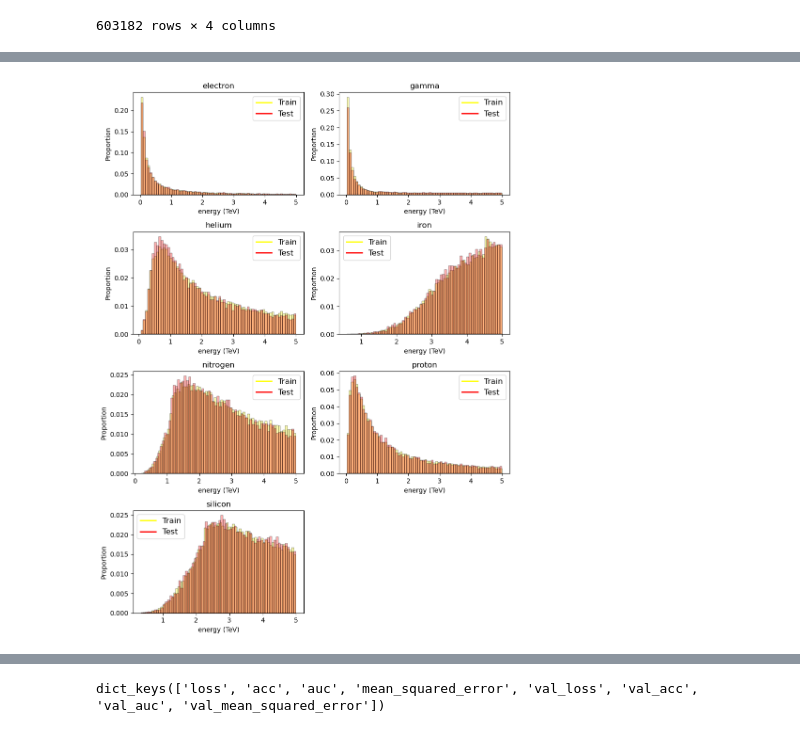
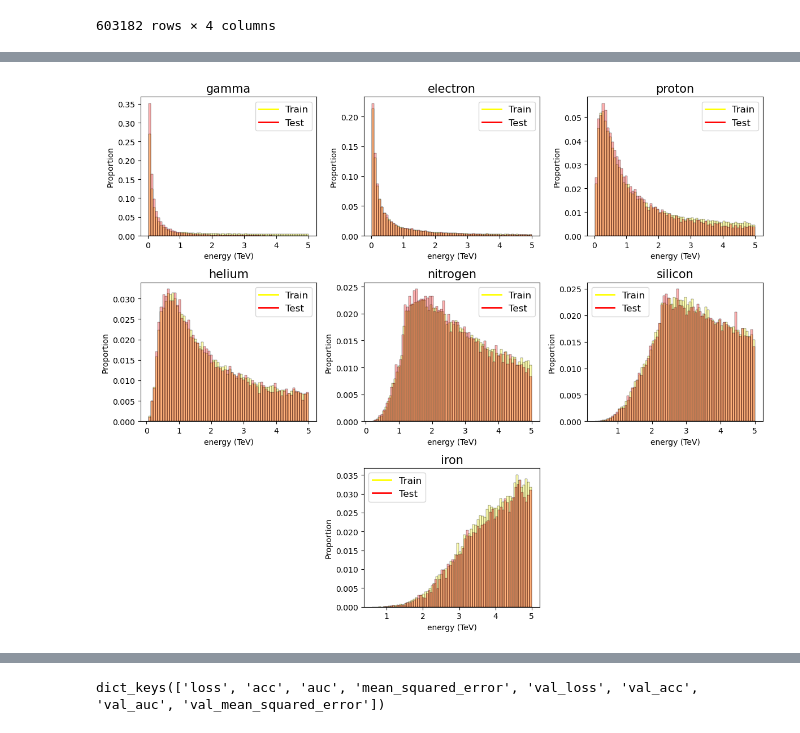
Before and after one commit to ArturoSirvent/second_CTA_analysis, a Jupyter notebook: notebooks/012.3_analysis_final_resultados_clasif.ipynb, the cells around one changed output, grey strips where cells are left out. Drawn from its saved outputs; the diff is of its cells as text; code cells hidden in the pictures.

Commit message:
creamos mas imagenes y cambios leves

```diff
--- a/notebooks/012.3_analysis_final_resultados_clasif.ipynb
+++ b/notebooks/012.3_analysis_final_resultados_clasif.ipynb
@@ -147,19 +150,24 @@ silicon 68811
 df_common_events_renamed=df_common_events.rename(columns={"energia":"energy (TeV)"})
 # %%
 # Un poco de info sobre las PDF de la energía (TeV) en estos eventos
-plt.figure(figsize=(9,12))
+plt.figure(figsize=(12,10))
+elementos_ordenados_por_masa=["gamma", "electron", "proton", "helium", "nitrogen", "silicon", "iron"]
+for i,j in enumerate(elementos_ordenados_por_masa):
+    if (i+1)==7:
+        i_aux=8
+    else:
+        i_aux=i+1
+    ax = plt.subplot(3, 3, i_aux)
 
-for i,j in enumerate(df_lista_runs.elemento.unique()):
-    ax = plt.subplot(4, 2, i+1)
     sns.histplot(df_common_events_renamed.loc[(df_common_events_renamed["elemento"]==j)].loc[[True if k in train_runs_list[i] else False for k in df_common_events_renamed.loc[df_common_events_renamed["elemento"]==j,"run"]]], x="energy (TeV)", ax=ax, stat="proportion",color="yellow", alpha=0.3, bins=70)
     sns.histplot(df_common_events_renamed.loc[(df_common_events_renamed["elemento"]==j)].loc[[True if k in test_runs_list[i] else False for k in df_common_events_renamed.loc[df_common_events_renamed["elemento"]==j,"run"]]], x="energy (TeV)", stat="proportion",color="red", alpha=0.3, bins=70)
     custom_legend_3 = [Line2D([0], [0], color='yellow', lw=2),Line2D([0], [0], color='red', lw=2)]
     plt.legend(custom_legend_3, ['Train','Test'],fontsize=12)
-    plt.title(j,fontsize=12)
+    plt.title(j,fontsize=15)
 
 
 
 plt.tight_layout()
 #plt.savefig(f"{RESULTS_DIR}/012_pdf_energias_traintest_2_vertical_4tel_7labels.png")
 # %% [output]
-[figure, old version]
+[figure, new version]
```
Also changed, not shown: parts of 3 cells of this notebook, 9 other files.
